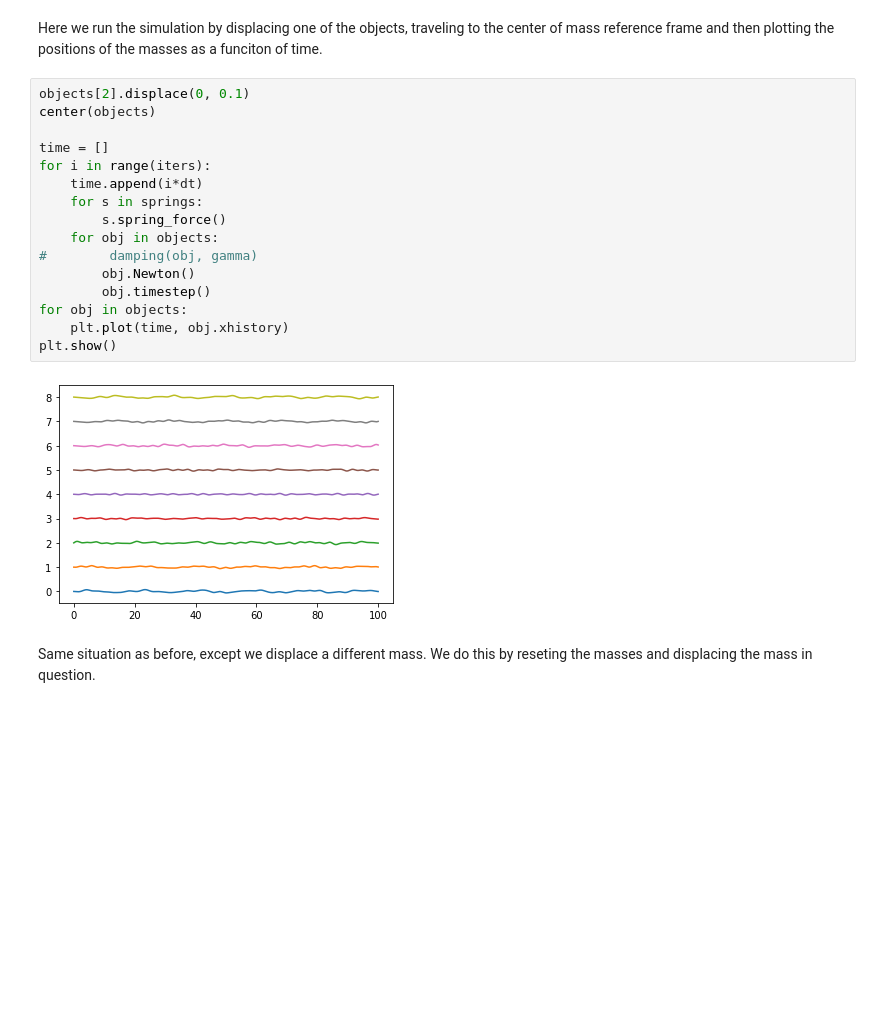
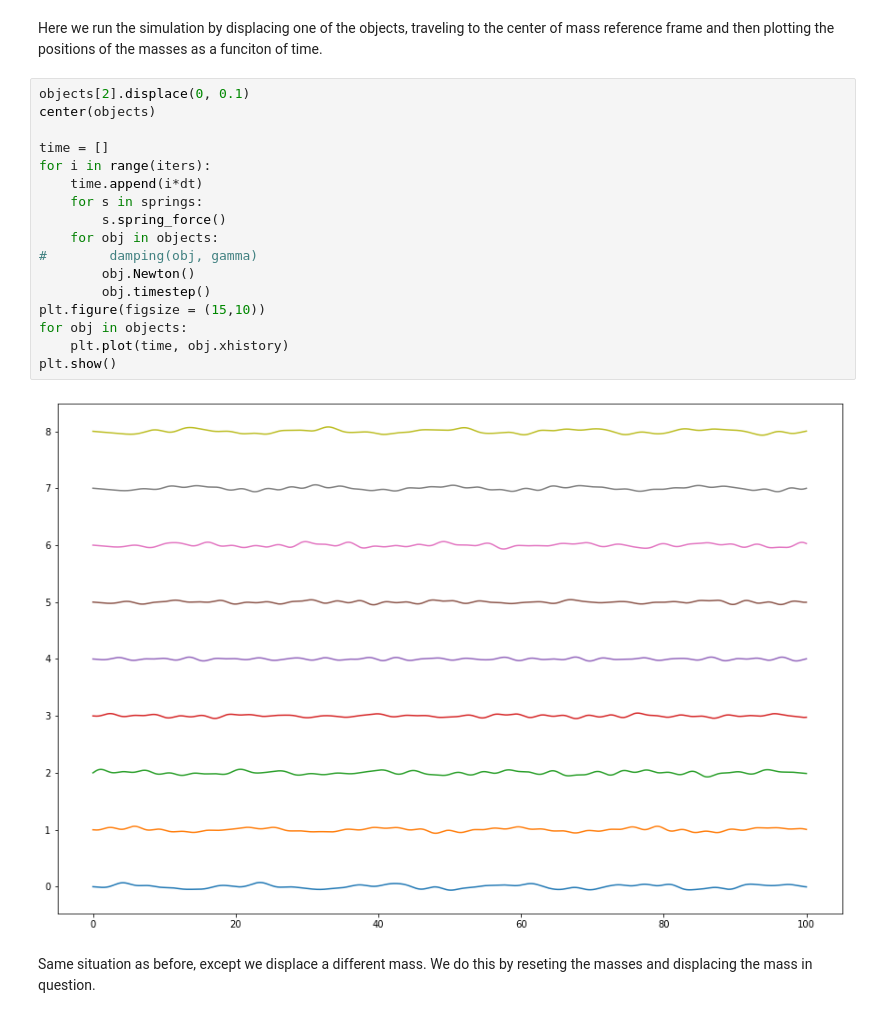
Before and after one commit to project-ida/phonons, a Jupyter notebook: string.ipynb, the cells around one changed output. Drawn from its saved outputs; the diff is of its cells as text; blank space fills up the shorter version.

```diff
--- a/string.ipynb
+++ b/string.ipynb
@@ -193,21 +195,22 @@ Here we run the simulation by displacing one of the objects, traveling to the ce
 # %%
 objects[2].displace(0, 0.1)
 center(objects)
 
 time = []
 for i in range(iters):
     time.append(i*dt)
     for s in springs:
         s.spring_force()
     for obj in objects:
 #        damping(obj, gamma)
         obj.Newton()
         obj.timestep()
+plt.figure(figsize = (15,10))
 for obj in objects:
     plt.plot(time, obj.xhistory)
 plt.show()
 # %% [output]
-[figure, old version]
+[figure, new version]
 # %% [markdown]
 Same situation as before, except we displace a different mass. We do this by reseting the masses and displacing the mass in question.
 # %%
```
Also changed, not shown: parts of 4 cells of this notebook.
